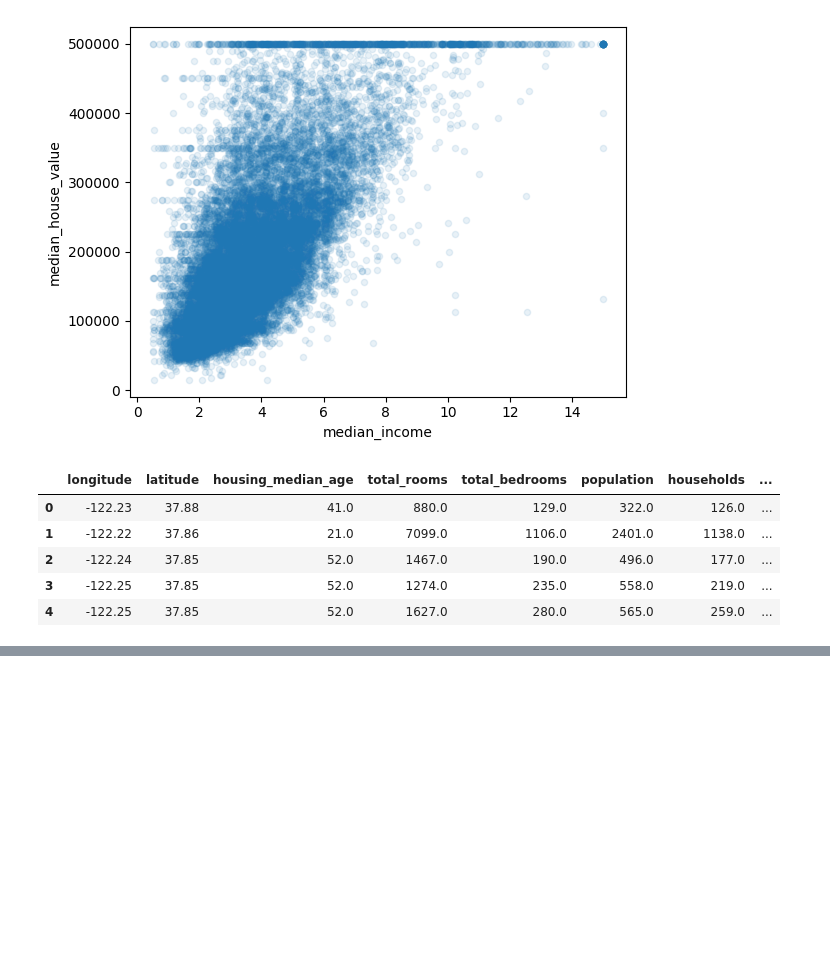
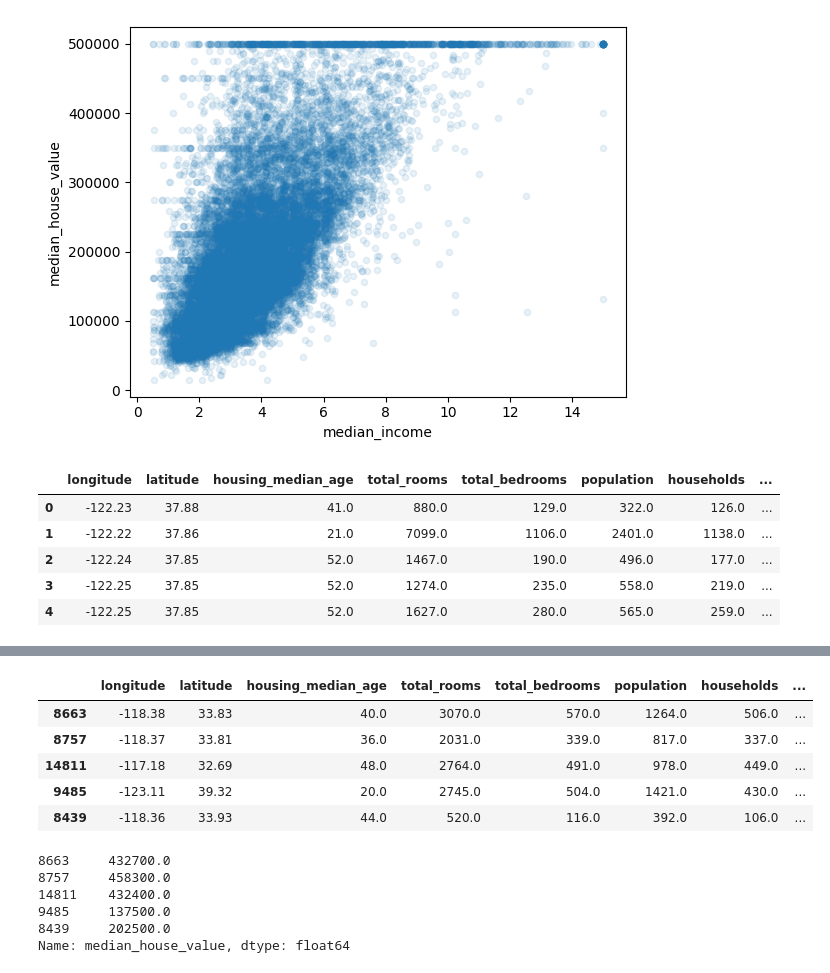
Before and after one commit to parisa-1371/regression-ML, a Jupyter notebook: notebooks/preprocessing.ipynb, the cells around one changed output, grey strips where cells are left out. Cells and saved outputs as stored; diff of their text form; code cells hidden in the pictures; blank space fills up the shorter version.

```diff
--- a/notebooks/preprocessing.ipynb
+++ b/notebooks/preprocessing.ipynb
@@ -189,0 +210,11 @@ data.head()
+# %%
+test_ratio = 0.2
+test_set_size = int(len(data)*test_ratio)
+# np.random.seed(622)
+shuffled_indices = np.random.permutation(len(data))
+
+test_indices = shuffled_indices[:test_set_size]
+train_indices = shuffled_indices[test_set_size:]
+
+train_dataset = data.iloc[train_indices]
+test_dataset = data.iloc[test_indices]
@@ -189,0 +229,3 @@ data.head()
+# %%
+median = train_dataset["total_bedrooms"].median()
+train_dataset["total_bedrooms"].fillna(median, inplace=True)
@@ -189,0 +243,21 @@ data.head()
+# %%
+train_data_X = train_dataset.drop("median_house_value", axis=1)
+train_data_Y = train_dataset["median_house_value"]
+# %%
+train_data_X.head()
+# %% [output]
+|  | longitude | latitude | housing_median_age | total_rooms | total_bedrooms | population | households | ... |
+| 8663 | -118.38 | 33.83 | 40.0 | 3070.0 | 570.0 | 1264.0 | 506.0 | ... |
+| 8757 | -118.37 | 33.81 | 36.0 | 2031.0 | 339.0 | 817.0 | 337.0 | ... |
+| 14811 | -117.18 | 32.69 | 48.0 | 2764.0 | 491.0 | 978.0 | 449.0 | ... |
+| 9485 | -123.11 | 39.32 | 20.0 | 2745.0 | 504.0 | 1421.0 | 430.0 | ... |
+| 8439 | -118.36 | 33.93 | 44.0 | 520.0 | 116.0 | 392.0 | 106.0 | ... |
+# %%
+train_data_Y.head()
+# %% [output]
+8663     432700.0
+8757     458300.0
+14811    432400.0
+9485     137500.0
+8439     202500.0
+Name: median_house_value, dtype: float64
```
Also changed, not shown: parts of 6 cells of this notebook, 1 other file.
